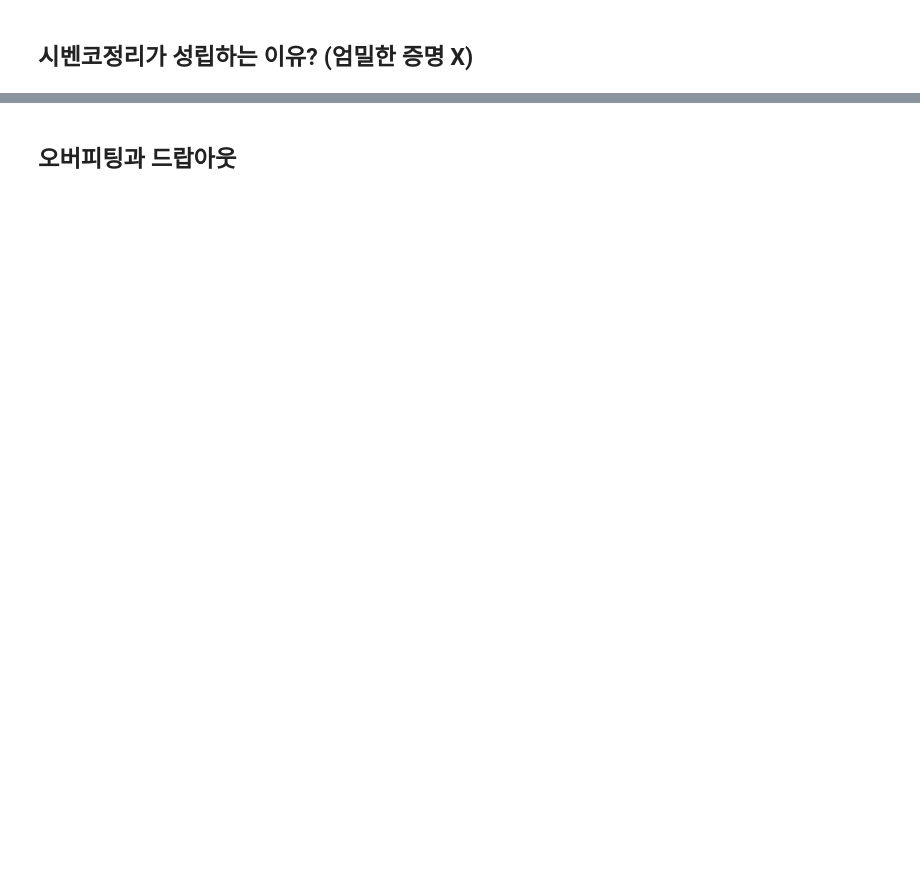
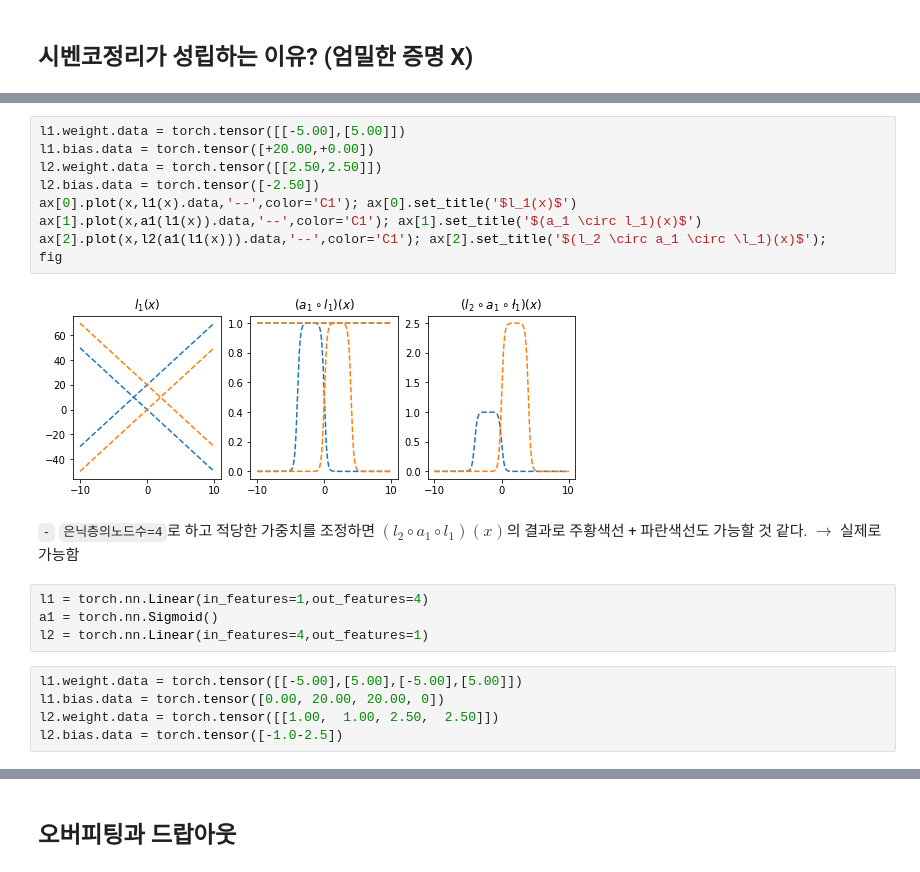
Before and after one commit to guebin/DL2022_backup, a Jupyter notebook: _notebooks/Untitled1.ipynb, the cells around one changed output, grey strips where cells are left out. Saved outputs shown, nothing was run; the diff lists cells and outputs as text; blank space fills up the shorter version.

```diff
--- a/_notebooks/Untitled1.ipynb
+++ b/_notebooks/Untitled1.ipynb
@@ -357,0 +387,22 @@ plt.plot(x,sig(-5*(x-4)))
+# %%
+l1.weight.data = torch.tensor([[-5.00],[5.00]])
+l1.bias.data = torch.tensor([+20.00,+0.00])
+l2.weight.data = torch.tensor([[2.50,2.50]])
+l2.bias.data = torch.tensor([-2.50])
+ax[0].plot(x,l1(x).data,'--',color='C1'); ax[0].set_title('$l_1(x)$')
+ax[1].plot(x,a1(l1(x)).data,'--',color='C1'); ax[1].set_title('$(a_1 \circ l_1)(x)$')
+ax[2].plot(x,l2(a1(l1(x))).data,'--',color='C1'); ax[2].set_title('$(l_2 \circ a_1 \circ \l_1)(x)$');
+fig
+# %% [output]
+[figure, added]
+# %% [markdown]
+`-` `은닉층의노드수=4`로 하고 적당한 가중치를 조정하면 $(l_2\circ a_1 \circ l_1)(x)$의 결과로 주황색선 + 파란색선도 가능할 것 같다. $\to$ 실제로 가능함
+# %%
+l1 = torch.nn.Linear(in_features=1,out_features=4)
+a1 = torch.nn.Sigmoid()
+l2 = torch.nn.Linear(in_features=4,out_features=1)
+# %%
+l1.weight.data = torch.tensor([[-5.00],[5.00],[-5.00],[5.00]])
+l1.bias.data = torch.tensor([0.00, 20.00, 20.00, 0])
+l2.weight.data = torch.tensor([[1.00,  1.00, 2.50,  2.50]])
+l2.bias.data = torch.tensor([-1.0-2.5])
```
Also changed, not shown: parts of 158 cells of this notebook, 1 other file.
